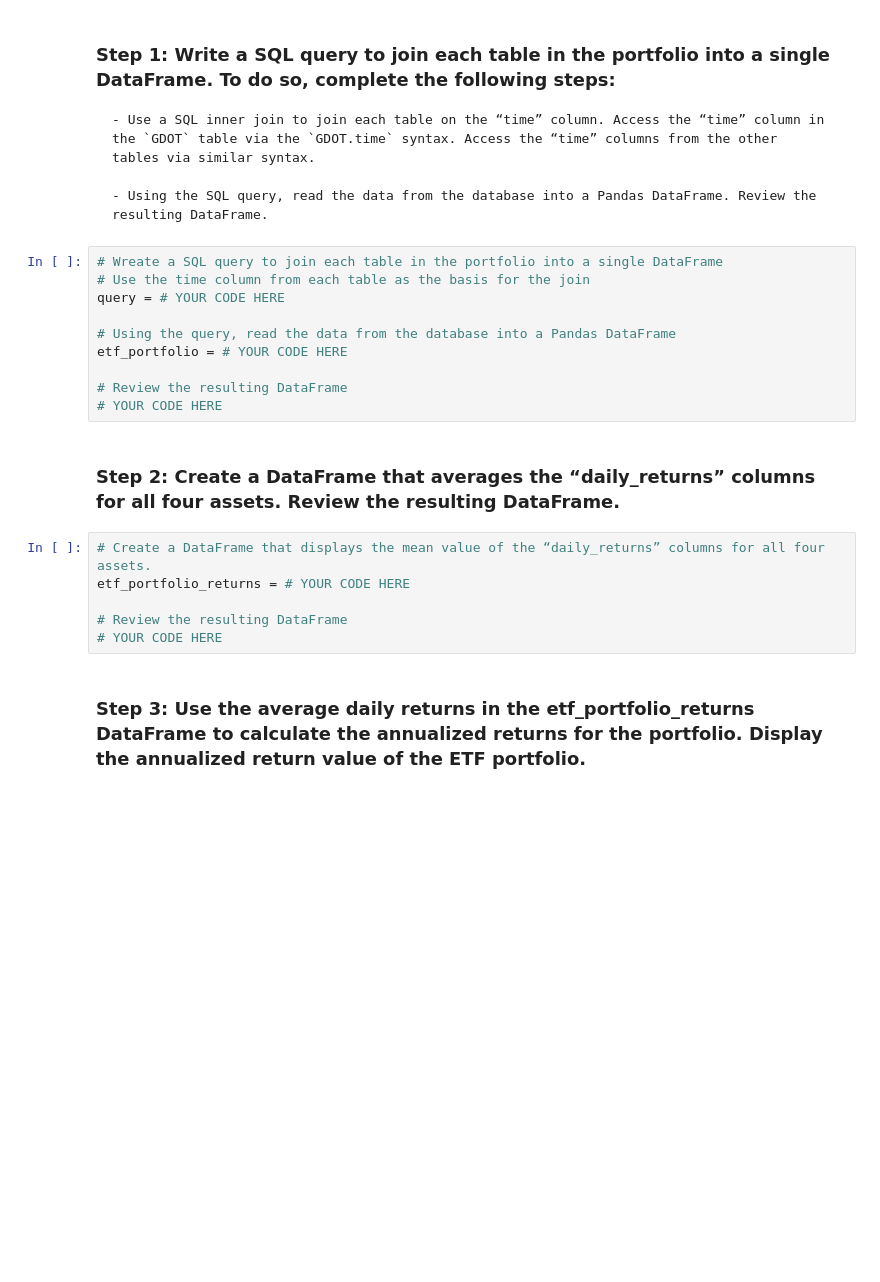
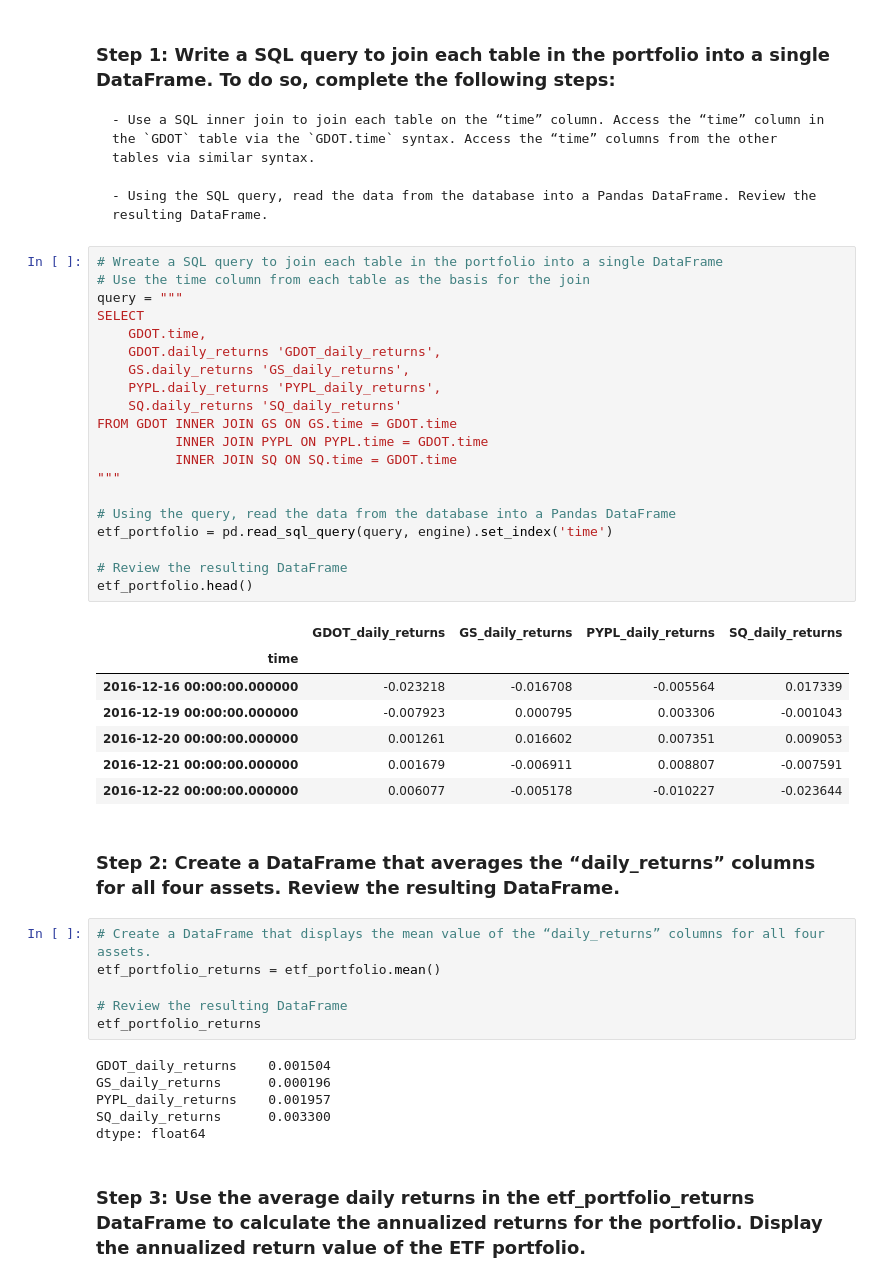
Before and after one commit to allyche/module_7_challenge, a Jupyter notebook: etf_analyzer.ipynb, the cells around one changed output. Drawn from its saved outputs; the diff is of its cells as text; blank space fills up the shorter version.

Commit message:
Completed analyze the FinTech ETF portfolio.

```diff
--- a/etf_analyzer.ipynb
+++ b/etf_analyzer.ipynb
@@ -335,21 +349,45 @@ Complete the following steps:
 # %%
 # Wreate a SQL query to join each table in the portfolio into a single DataFrame
 # Use the time column from each table as the basis for the join
-query = # YOUR CODE HERE
+query = """
+SELECT
+    GDOT.time,
+    GDOT.daily_returns 'GDOT_daily_returns',
+    GS.daily_returns 'GS_daily_returns',
+    PYPL.daily_returns 'PYPL_daily_returns',
+    SQ.daily_returns 'SQ_daily_returns'
+FROM GDOT INNER JOIN GS ON GS.time = GDOT.time
+          INNER JOIN PYPL ON PYPL.time = GDOT.time
+          INNER JOIN SQ ON SQ.time = GDOT.time
+"""
 
 # Using the query, read the data from the database into a Pandas DataFrame
-etf_portfolio = # YOUR CODE HERE
+etf_portfolio = pd.read_sql_query(query, engine).set_index('time')
 
 # Review the resulting DataFrame
-# YOUR CODE HERE
+etf_portfolio.head()
+# %% [output]
+|  | GDOT_daily_returns | GS_daily_returns | PYPL_daily_returns | SQ_daily_returns |
+| time |  |  |  |  |
+| 2016-12-16 00:00:00.000000 | -0.023218 | -0.016708 | -0.005564 | 0.017339 |
+| 2016-12-19 00:00:00.000000 | -0.007923 | 0.000795 | 0.003306 | -0.001043 |
+| 2016-12-20 00:00:00.000000 | 0.001261 | 0.016602 | 0.007351 | 0.009053 |
+| 2016-12-21 00:00:00.000000 | 0.001679 | -0.006911 | 0.008807 | -0.007591 |
+| 2016-12-22 00:00:00.000000 | 0.006077 | -0.005178 | -0.010227 | -0.023644 |
 # %% [markdown]
 ### Step 2: Create a DataFrame that averages the “daily_returns” columns for all four assets. Review the resulting DataFrame.
 # %%
 # Create a DataFrame that displays the mean value of the “daily_returns” columns for all four assets.
-etf_portfolio_returns = # YOUR CODE HERE
+etf_portfolio_returns = etf_portfolio.mean()
 
 # Review the resulting DataFrame
-# YOUR CODE HERE
+etf_portfolio_returns
+# %% [output]
+GDOT_daily_returns    0.001504
+GS_daily_returns      0.000196
+PYPL_daily_returns    0.001957
+SQ_daily_returns      0.003300
+dtype: float64
 # %% [markdown]
 ### Step 3: Use the average daily returns in the etf_portfolio_returns DataFrame to calculate the annualized returns for the portfolio. Display the annualized return value of the ETF portfolio.
 # %%
```
Also changed, not shown: parts of 4 cells of this notebook.
